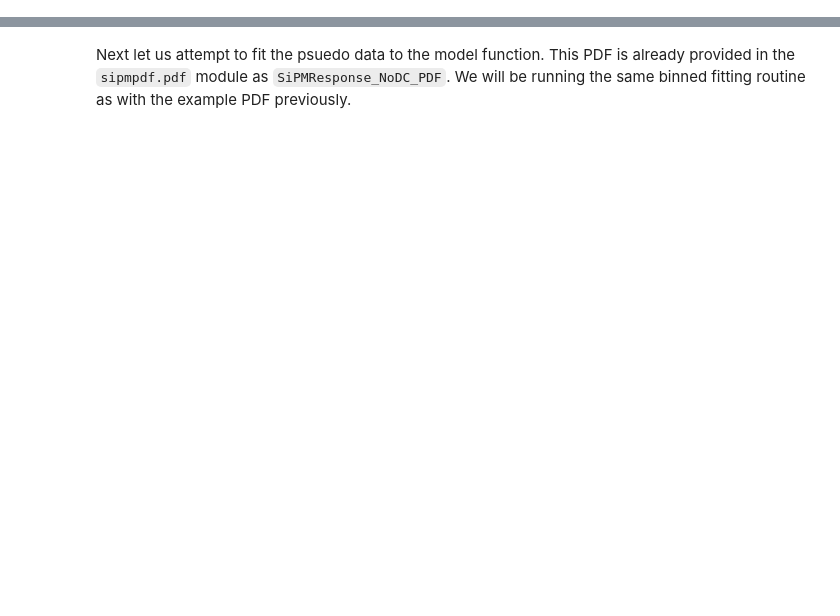
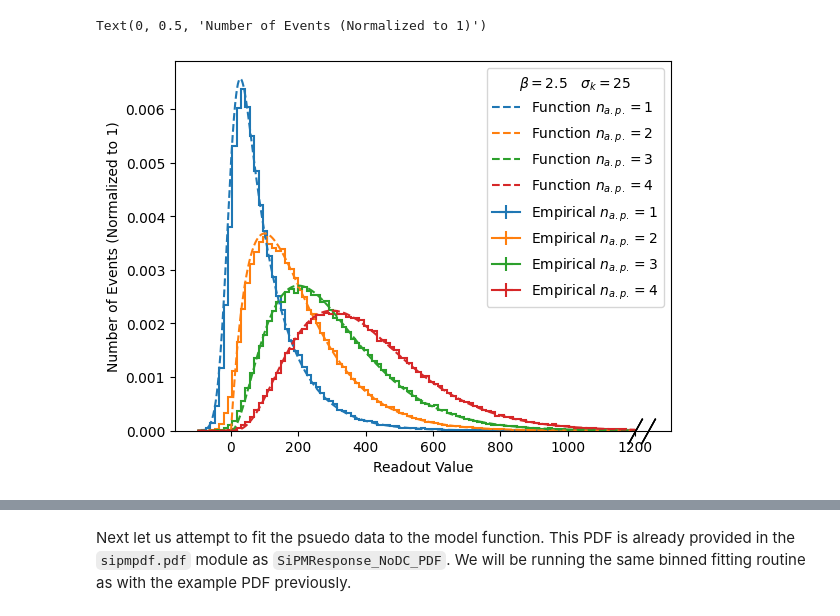
Before and after one commit to UMDCMS/sipmpdf, a Jupyter notebook: docs/sipm_functions.ipynb, the cells around one changed output, grey strips where cells are left out. Cells and saved outputs as stored; diff of their text form; code cells hidden in the pictures; blank space fills up the shorter version.

```diff
--- a/docs/sipm_functions.ipynb
+++ b/docs/sipm_functions.ipynb
@@ -421,0 +322,29 @@ Text(0, 0.5, 'Number of events')
+# %%
+x = np.linspace(-100, 1200, 2000)
+
+for idx, n_ap in enumerate(np.arange(1, 5)):
+    y = sipmpdf.functions.ap_response_smeared(x=x, smear=25, n_ap=n_ap, beta=100)
+    plt.plot(
+        x, y, label=f"Function $n_{{a.p.}}={n_ap}$", color=COLORS[idx], ls="dashed"
+    )
+
+    h = hist.Hist(hist.axis.Regular(100, -100, 1200))
+    r = rng.exponential(scale=100, size=(N_Events, n_ap))
+    r = np.sum(r, axis=-1) + rng.normal(loc=0, scale=25, size=N_Events)
+    h.fill(r)
+
+    mplhep.histplot(
+        h,
+        density=True,
+        label=f"Empirical $n_{{a.p.}}={n_ap}$",
+        histtype="step",
+        yerr=0,
+        color=COLORS[idx],
+    )
+
+plt.legend(title=r"$\beta=2.5\quad\sigma_k=25$")
+plt.xlabel("Readout Value")
+plt.ylabel("Number of Events (Normalized to 1)")
+# %% [output]
+Text(0, 0.5, 'Number of Events (Normalized to 1)')
+[figure, added]
```
Also changed, not shown: parts of 53 cells of this notebook, 7 other files.
